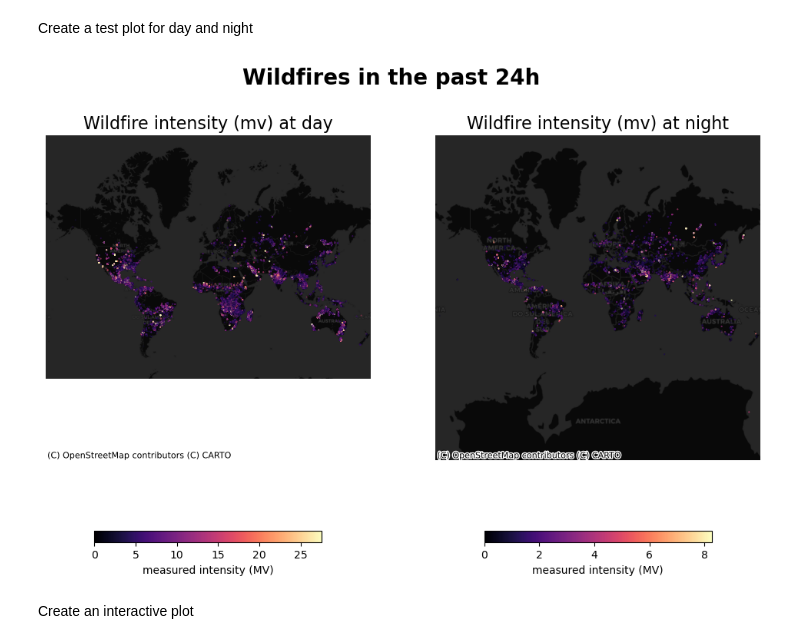
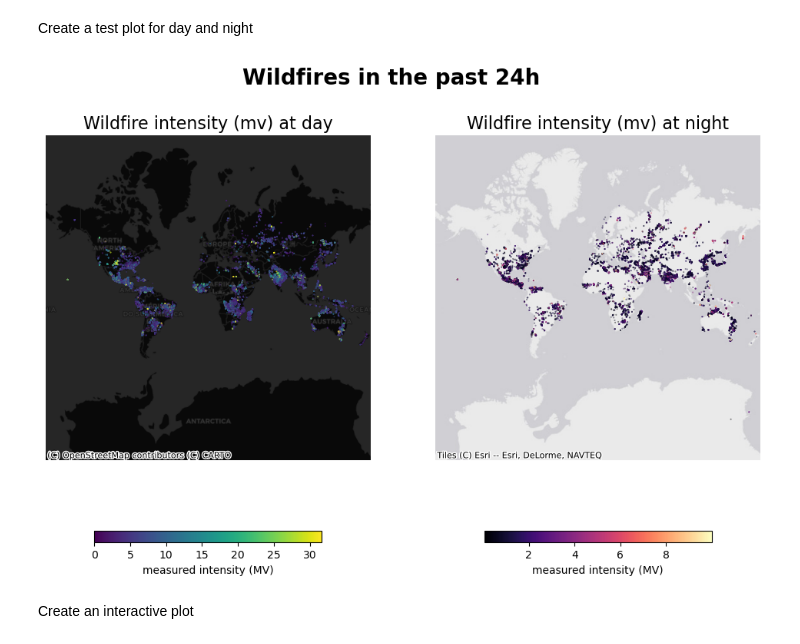
Before and after one commit to Goldmandli/Project_GEO876, a Jupyter notebook: notebooks/Project_Notebook.ipynb, the cells around one changed output. Cells and saved outputs as stored; diff of their text form; code cells hidden in the pictures.

```diff
--- a/notebooks/Project_Notebook.ipynb
+++ b/notebooks/Project_Notebook.ipynb
@@ -308,7 +308,7 @@ gdf_viirs_day.plot(ax=axs[0],
                markersize=0.2,
                alpha=0.5,
                vmax=vmax_day,
-               cmap="magma",
+               cmap="viridis", # trying different colors
                legend_kwds={
                    "label": "measured intensity (MV)",
                    "orientation": "horizontal",
@@ -319,36 +319,36 @@ vmax_night = np.percentile(gdf_viirs_night["intensity_mv"], 95)
 
 gdf_viirs_night.plot(ax=axs[1],
                column="intensity_mv",
                legend=True,
                markersize=0.2,
                alpha=0.5,
                vmax=vmax_night,
                cmap="magma",
                legend_kwds={
                    "label": "measured intensity (MV)",
                    "orientation": "horizontal",
                    "shrink":0.7
     })
 
 # Add a basemap
-ctx.add_basemap(ax=axs[0], source=ctx.providers.CartoDB.DarkMatter)
-ctx.add_basemap(ax=axs[1], source=ctx.providers.CartoDB.DarkMatter)
+ctx.add_basemap(ax=axs[0], source=ctx.providers.CartoDB.DarkMatter) # trying different basemaps.
+ctx.add_basemap(ax=axs[1], source=ctx.providers.Esri.WorldGrayCanvas)
 
 # Set a title
 fig.suptitle("Wildfires in the past 24h", fontsize=20, fontweight="bold")
 axs[0].set_title("Wildfire intensity (mv) at day", fontsize=16, color="k")
 axs[1].set_title("Wildfire intensity (mv) at night", fontsize=16, color="k")
 
 for ax in axs:
     ax.set_xlim(-20000000, 20000000)
     ax.set_ylim(-20000000, 20000000)
 
 # Hide axes
 axs[0].set_axis_off()
 axs[1].set_axis_off()
 plt.show()
 # %% [output]
-[figure, old version]
+[figure, new version]
 # %% [markdown]
 Create an interactive plot
 # %%
```
Also changed, not shown: parts of 12 cells of this notebook.
